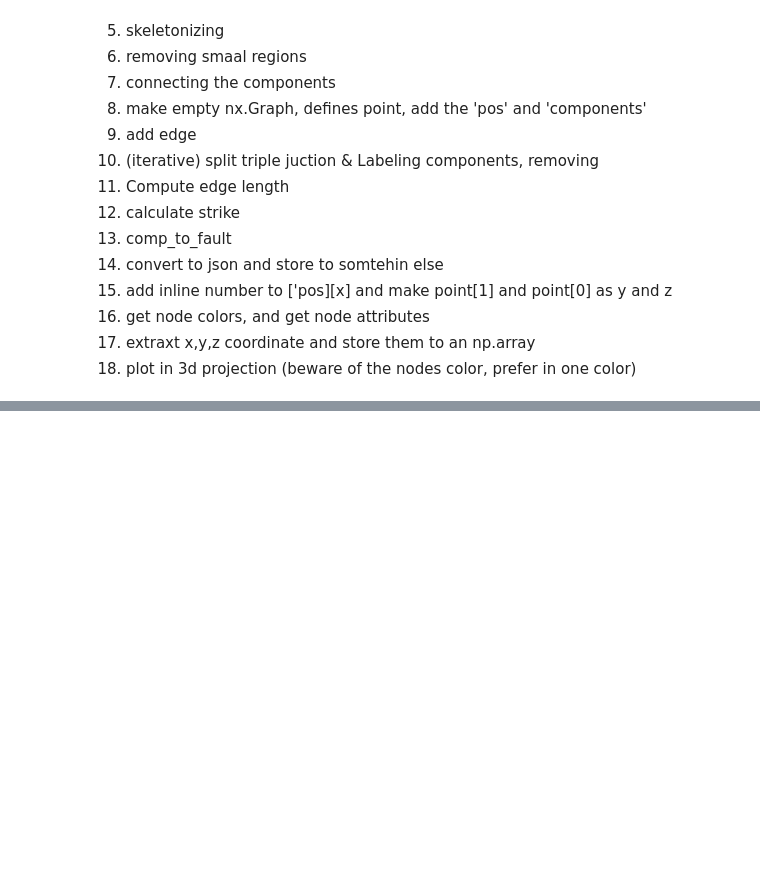
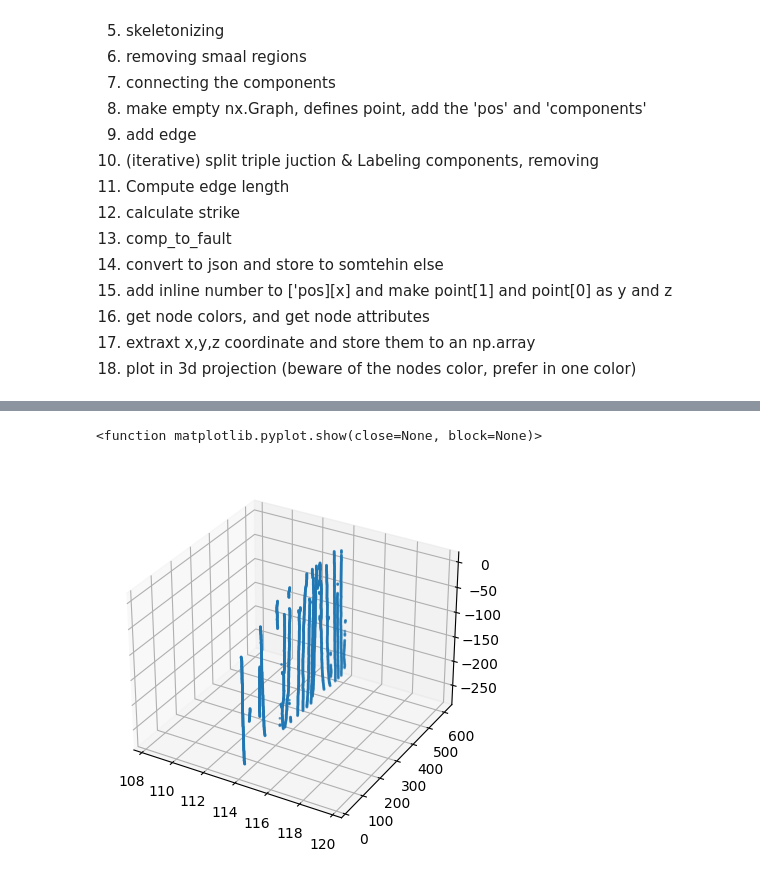
Before and after one commit to thilowrona/fatbox_tutorials, a Jupyter notebook: Main Processing for Fault Labeling.ipynb, the cells around one changed output, grey strips where cells are left out. Cells and saved outputs as stored; diff of their text form; code cells hidden in the pictures; blank space fills up the shorter version.

```diff
--- a/Main Processing for Fault Labeling.ipynb
+++ b/Main Processing for Fault Labeling.ipynb
@@ -59,0 +214,25 @@ def processing_full():
+# %%
+%matplotlib inline
+
+b = a[1]
+edges=list(b.nodes(data=True))
+x, y, z = [], [], []
+
+for e in edges:
+    x.append(e[1]['pos'][0])
+    y.append(e[1]['pos'][1])
+    z.append(e[1]['pos'][2])
+# for e in (edges):
+#     x.append(e[0])
+#     y.append(e[1])
+
+fig = plt.figure()
+ax = fig.add_subplot(111, projection='3d')
+ax.scatter(np.array(x), np.array(y), -1*np.array(z), s=1)
+
+for x, y, z in zip(r, s, t):
+    ax.plot3D([x, 1.5], [y, 1.5], [z, 1.2], 'b')
+plt.show
+# %% [output]
+<function matplotlib.pyplot.show(close=None, block=None)>
+[figure, added]
```
Also changed, not shown: parts of 13 cells of this notebook, 1 other file.
